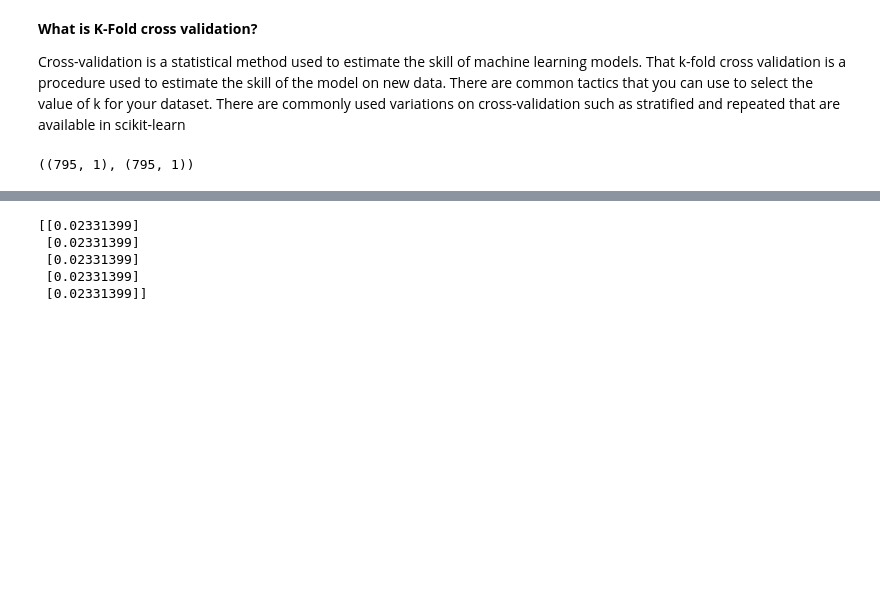
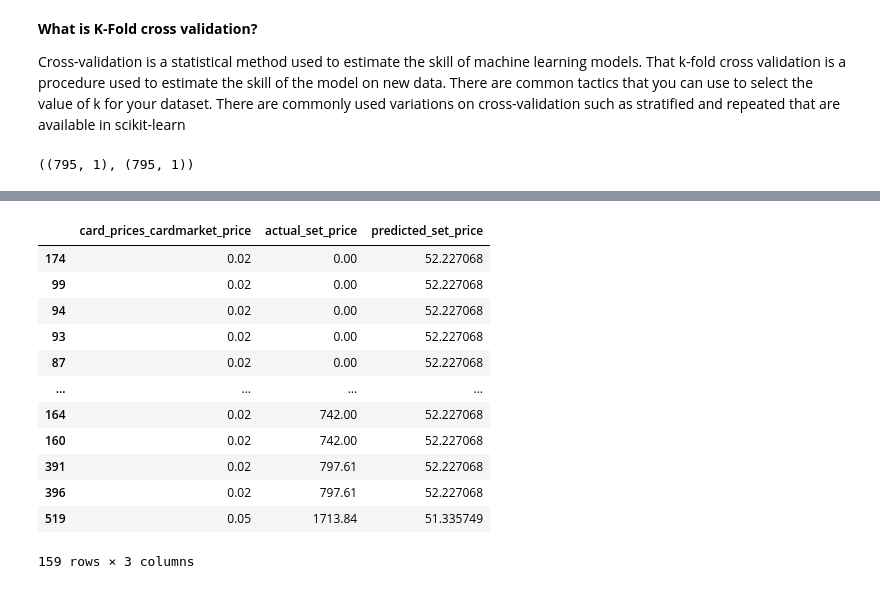
Before and after one commit to mfearing1234/Data_science_model_builds, a Jupyter notebook: Regression/Yu_GI_OH_Card_Forecast.ipynb, the cells around one changed output, grey strips where cells are left out. Drawn from its saved outputs; the diff is of its cells as text; code cells hidden in the pictures; blank space fills up the shorter version.

```diff
--- a/Yu_GI_OH_Card_Forecast.ipynb
+++ b/Regression/Yu_GI_OH_Card_Forecast.ipynb
@@ -279,9 +274,17 @@ Coefficient of determination: 0.00
 [-0.009066022669038887, -0.05351134580617556, 0.0017503534625804562, 0.009173153744849172, 0.003866078504809245]
-# %%
-print(y_pred[:5])
-# %% [output]
-[[0.02331399]
- [0.02331399]
- [0.02331399]
- [0.02331399]
- [0.02331399]]
+# %%
+pred_df
+# %% [output]
+|  | card_prices_cardmarket_price | actual_set_price | predicted_set_price |
+| 174 | 0.02 | 0.00 | 52.227068 |
+| 99 | 0.02 | 0.00 | 52.227068 |
+| 94 | 0.02 | 0.00 | 52.227068 |
+| 93 | 0.02 | 0.00 | 52.227068 |
+| 87 | 0.02 | 0.00 | 52.227068 |
+| ... | ... | ... | ... |
+| 164 | 0.02 | 742.00 | 52.227068 |
+| 160 | 0.02 | 742.00 | 52.227068 |
+| 391 | 0.02 | 797.61 | 52.227068 |
+| 396 | 0.02 | 797.61 | 52.227068 |
+| 519 | 0.05 | 1713.84 | 51.335749 |
+159 rows × 3 columns
```
Also changed, not shown: parts of 2 cells of this notebook.
